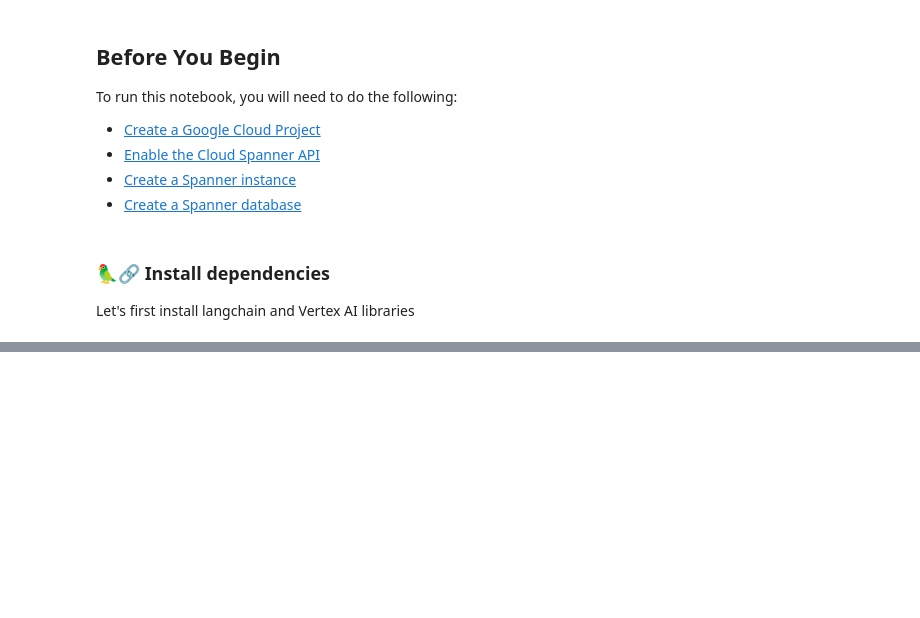
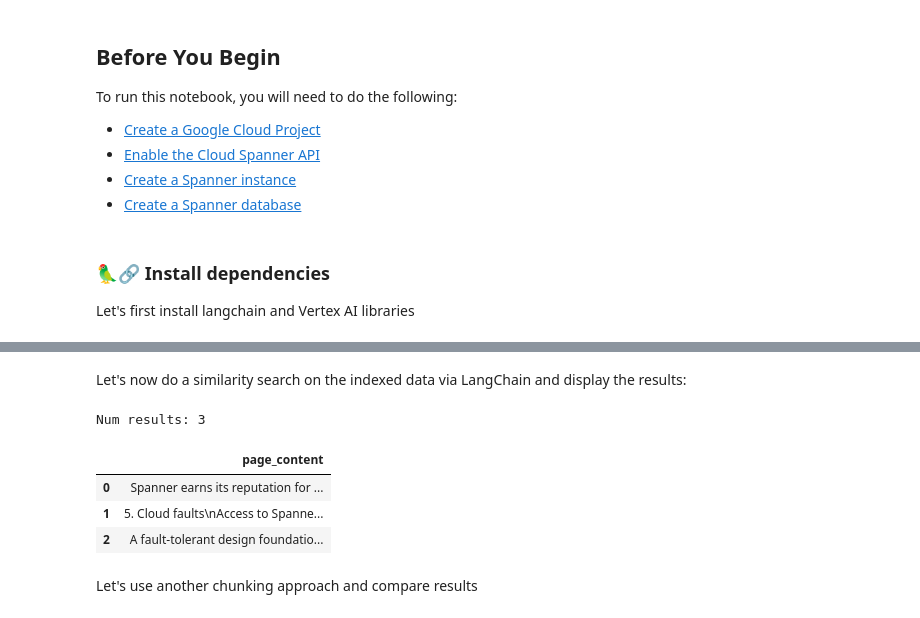
Before and after one commit to renovate-bot/GoogleCloudPlatform-_-spanner-vector-hybrid-search-samples, a Jupyter notebook: chunking/chunking-basics.ipynb, the cells around one changed output, grey strips where cells are left out. Cells and saved outputs as stored; diff of their text form; code cells hidden in the pictures; blank space fills up the shorter version.

```diff
--- a/chunking/chunking-basics.ipynb
+++ b/chunking/chunking-basics.ipynb
@@ -37,0 +128,7 @@ Let's first install langchain and Vertex AI libraries
+# %%
+from langchain_google_vertexai import VertexAIEmbeddings
+
+# Make sure you update the model version below reflect the latest production version
+embeddings = VertexAIEmbeddings(
+    model_name="text-embedding-005", project=PROJECT_ID
+)
@@ -37,0 +169,23 @@ Let's first install langchain and Vertex AI libraries
+# %%
+import uuid
+from langchain_community.document_loaders import TextLoader
+from langchain_text_splitters import CharacterTextSplitter
+
+loader = TextLoader("vector_doc_input.txt")
+file_contents = loader.load()
+
+# CharacterTextSplitter is just one of many text splitters
+text_splitter = CharacterTextSplitter(chunk_size=1000, chunk_overlap=0)
+
+# Generate chunks (list of LangChain Documents)
+documents = text_splitter.split_documents(file_contents)
+
+ids = [str(uuid.uuid4()) for _ in range(len(documents))]
+# The following indexes the above chunks in Spanner
+vectorstore = SpannerVectorStore.from_documents(documents,
+                                                embeddings,
+                                                INSTANCE,
+                                                DATABASE,
+                                                TABLE_NAME,
+                                                id_column="id",
+                                                ids=ids)
@@ -37,0 +228,23 @@ Let's first install langchain and Vertex AI libraries
+# %% [markdown]
+Let's now do a similarity search on the indexed data via LangChain and display the results:
+# %%
+results = vectorstore.similarity_search(query="resilience", k=3)
+print('Num results: ' + str(len(results)))
+print()
+
+search_rows = [x.page_content for x in results]
+cols = ['page_content']
+
+# The following ensures that the full chunked text fragment is displayed without truncation
+pd.set_option('display.max_colwidth', None)
+
+search_df = pd.DataFrame(search_rows, columns = cols)
+display(search_df)
+# %% [output]
+Num results: 3
+|  | page_content |
+| 0 | Spanner earns its reputation for ... |
+| 1 | 5. Cloud faults\nAccess to Spanne... |
+| 2 | A fault-tolerant design foundatio... |
+# %% [markdown]
+Let's use another chunking approach and compare results
```
Also changed, not shown: parts of 28 cells of this notebook, 2 other files.
